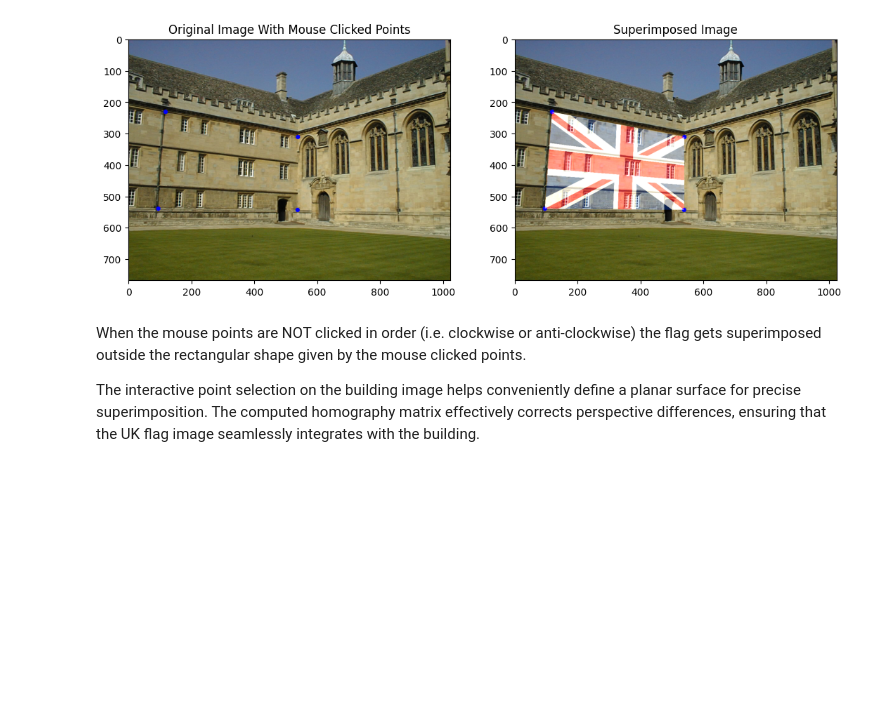
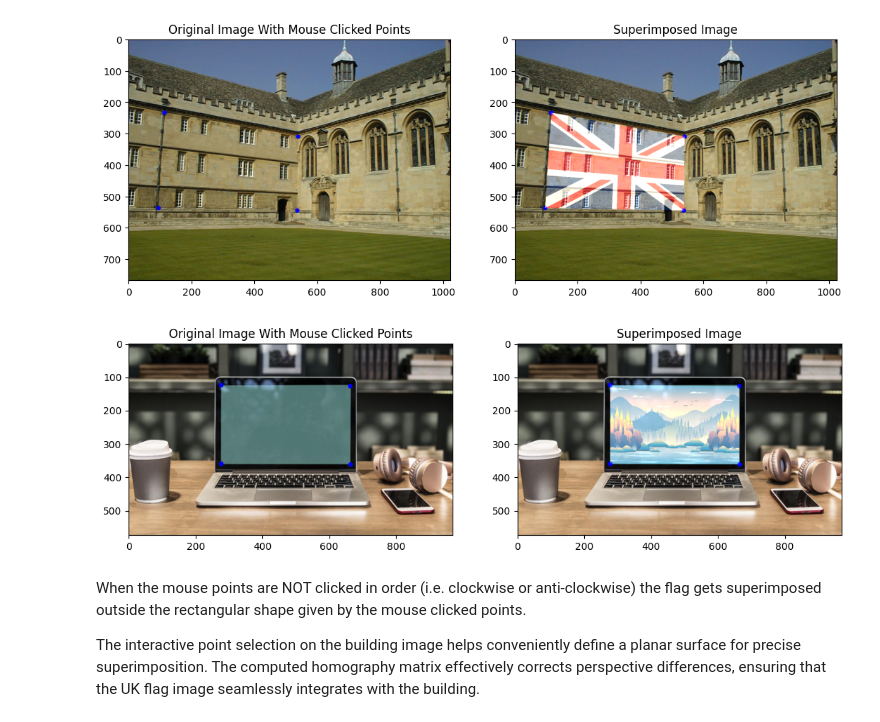
Before and after one commit to Saeedha-N/Fitting-and-Alignment-Assignment, a Jupyter notebook: 200417M_a02.ipynb, the cells around one changed output. Drawn from its saved outputs; the diff is of its cells as text; code cells hidden in the pictures; blank space fills up the shorter version.

```diff
--- a/200417M_a02.ipynb
+++ b/200417M_a02.ipynb
@@ -66,6 +67,59 @@ plt.subplot(1,2,2), plt.imshow(cv.cvtColor(blended_image, cv.COLOR_BGR2RGB)), pl
 plt.show()
 # %% [output]
 [figure]
+# %%
+counter = 0 # Counter to keep track of the number of points clicked
+number_of_points = 4 # Maximum number of points to be clicked
+laptop_points = np.empty((number_of_points,2)) # Empty array to store the points clicked
+
+# Load the laptop and wallpaper images
+laptop = cv.imread('laptop1.jpg', cv.IMREAD_COLOR)
+wallpaper = cv.imread('wallpaper.jpg', cv.IMREAD_COLOR)
+
+# Define mouse callback function to get the mouse points of the laptop image
+def draw_circle(event, x, y, flags, img): # Event is the type of mouse event, x and y are the coordinates of the mouse pointer, flags is the additional flags associated with the image, img is the user-defined laptop that is passed
+    global counter
+    if event == cv.EVENT_LBUTTONDOWN: # Checks if left mouse button is pressed
+        cv.circle(img, (x,y), 7, (255, 0, 0), -1) # Draws a circle at the mouse pointer, -1 means the circle should be filled, (255, 0, 0) is the blue color of the circle in BGR
+        laptop_points[counter] = (x,y)
+        counter += 1
+
+# Getting the mouse points of the laptop image
+cv.namedWindow('Base Image', cv.WINDOW_AUTOSIZE) # Creates a window with the name 'Base Image'
+cv.setMouseCallback('Base Image', draw_circle, laptop) # Calls the callback function when a mouse event occurs, laptop is the user-defined parameter that is passed
+while(True):
+    cv.imshow('Base Image', laptop)
+    if counter == number_of_points: # Checks if the number of points clicked is equal to the maximum number of points
+        break
+    if cv.waitKey(20) & 0xFF == 27: # Checks if the 'Esc' key is pressed
+        break
+
+# Define the corresponding points on the flag image
+wallpaper_points = np.array([[0, 0], [wallpaper.shape[1], 0], [wallpaper.shape[1], wallpaper.shape[0]], [0, wallpaper.shape[0]]], dtype=np.float32)
+
+# Find the homography matrix
+homography_matrix, _ = cv.findHomography(wallpaper_points, laptop_points)
+
+# Warp the wallpaper image to match the the laptop points using the homography matrix
+wallpaper_warped = cv.warpPerspective(wallpaper, homography_matrix, (laptop.shape[1], laptop.shape[0]))
+
+# Blend the two images
+blended_image = cv.addWeighted(laptop, 1, wallpaper_warped, 0.9, 0)
+
+# Display the result using OpenCV
+cv.imshow('Superimposed Image', blended_image)
+cv.imwrite('superimposed_laptop_wallpaper.png', blended_image) # Save the image
+cv.waitKey(0)
+cv.destroyAllWindows()
+
+# Display the mouse clicked original and superimposed image using matplotlib
+plt.figure(figsize=(13, 13))
+plt.subplot(1,2,1), plt.imshow(cv.cvtColor(laptop, cv.COLOR_BGR2RGB)) # The last parameter in plt.subplot() is the current index of the subplot
+plt.title('Original Image With Mouse Clicked Points')
+plt.subplot(1,2,2), plt.imshow(cv.cvtColor(blended_image, cv.COLOR_BGR2RGB)), plt.title('Superimposed Image')
+plt.show()
+# %% [output]
+[figure, added]
 # %% [markdown]
 When the mouse points are NOT clicked in order (i.e. clockwise or anti-clockwise) the flag gets superimposed outside the rectangular shape given by the mouse clicked points.
 
```
Also changed, not shown: parts of 4 cells of this notebook, 18 other files.
